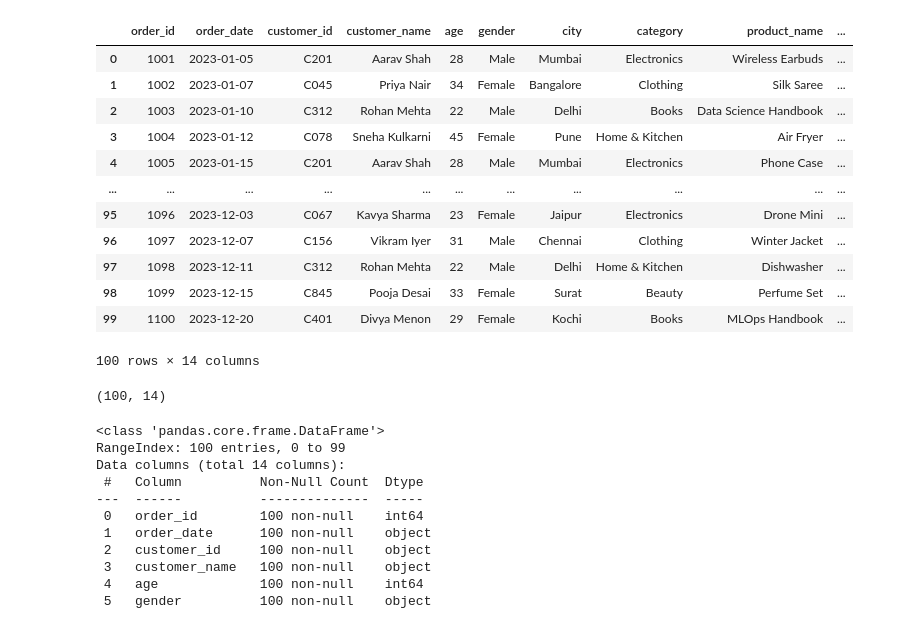
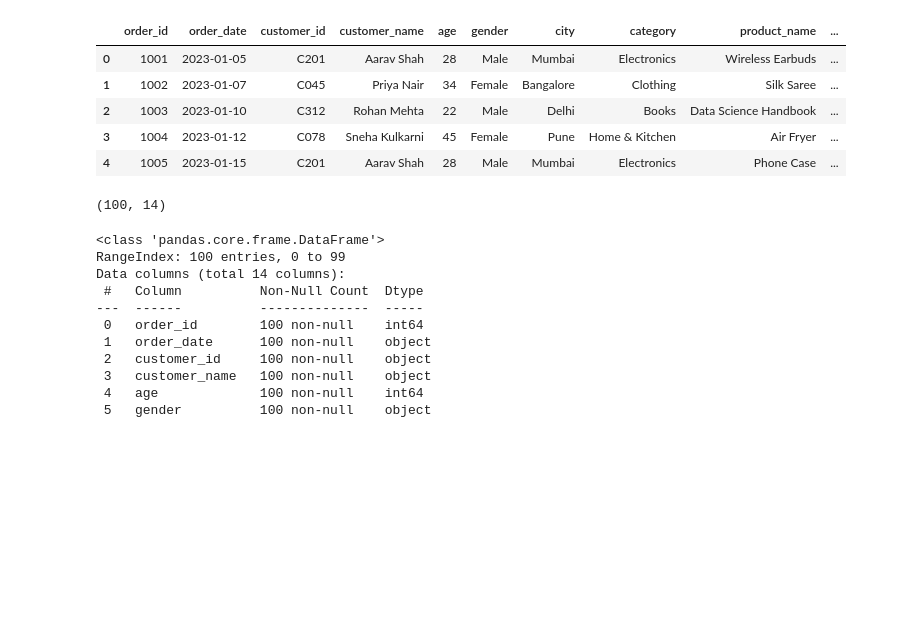
Before and after one commit to SandhuruT/Data_Science_01, a Jupyter notebook: Data_Science_project_01.ipynb, the cells around one changed output. Drawn from its saved outputs; the diff is of its cells as text; code cells hidden in the pictures; blank space fills up the shorter version.

```diff
--- a/Data_Science_project_01.ipynb
+++ b/Data_Science_project_01.ipynb
@@ -3,23 +3,15 @@
 # %%
 import pandas as pd
 
 df_sales = pd.read_csv('/content/retail_sales.csv')
 df_sales.head()
-df_sales
 # %% [output]
 |  | order_id | order_date | customer_id | customer_name | age | gender | city | category | product_name | ... |
 | 0 | 1001 | 2023-01-05 | C201 | Aarav Shah | 28 | Male | Mumbai | Electronics | Wireless Earbuds | ... |
 | 1 | 1002 | 2023-01-07 | C045 | Priya Nair | 34 | Female | Bangalore | Clothing | Silk Saree | ... |
 | 2 | 1003 | 2023-01-10 | C312 | Rohan Mehta | 22 | Male | Delhi | Books | Data Science Handbook | ... |
 | 3 | 1004 | 2023-01-12 | C078 | Sneha Kulkarni | 45 | Female | Pune | Home & Kitchen | Air Fryer | ... |
 | 4 | 1005 | 2023-01-15 | C201 | Aarav Shah | 28 | Male | Mumbai | Electronics | Phone Case | ... |
-| ... | ... | ... | ... | ... | ... | ... | ... | ... | ... | ... |
-| 95 | 1096 | 2023-12-03 | C067 | Kavya Sharma | 23 | Female | Jaipur | Electronics | Drone Mini | ... |
-| 96 | 1097 | 2023-12-07 | C156 | Vikram Iyer | 31 | Male | Chennai | Clothing | Winter Jacket | ... |
-| 97 | 1098 | 2023-12-11 | C312 | Rohan Mehta | 22 | Male | Delhi | Home & Kitchen | Dishwasher | ... |
-| 98 | 1099 | 2023-12-15 | C845 | Pooja Desai | 33 | Female | Surat | Beauty | Perfume Set | ... |
-| 99 | 1100 | 2023-12-20 | C401 | Divya Menon | 29 | Female | Kochi | Books | MLOps Handbook | ... |
-100 rows × 14 columns
 # %%
 df_sales.shape
 # %% [output]
```
Also changed, not shown: parts of 3 cells of this notebook.
